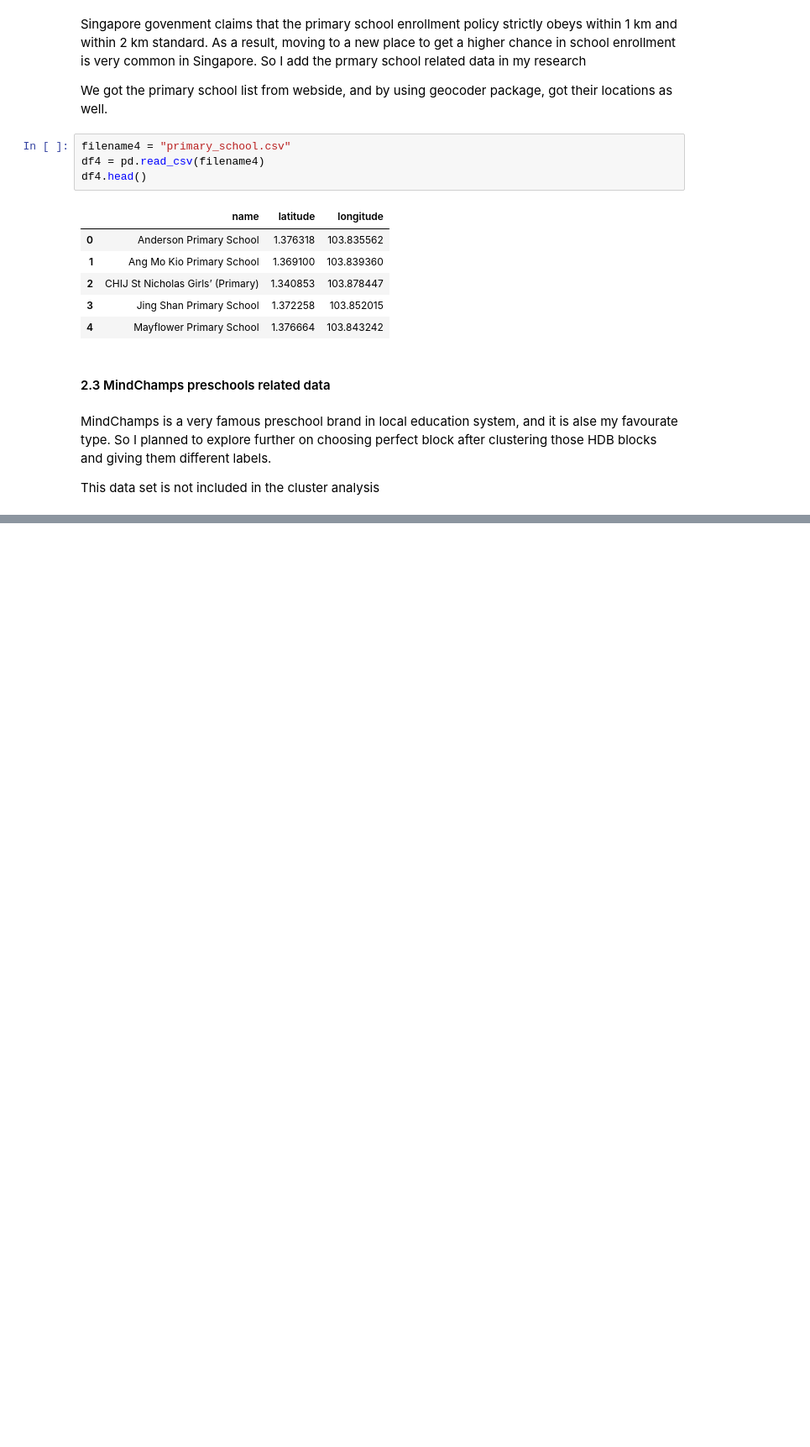
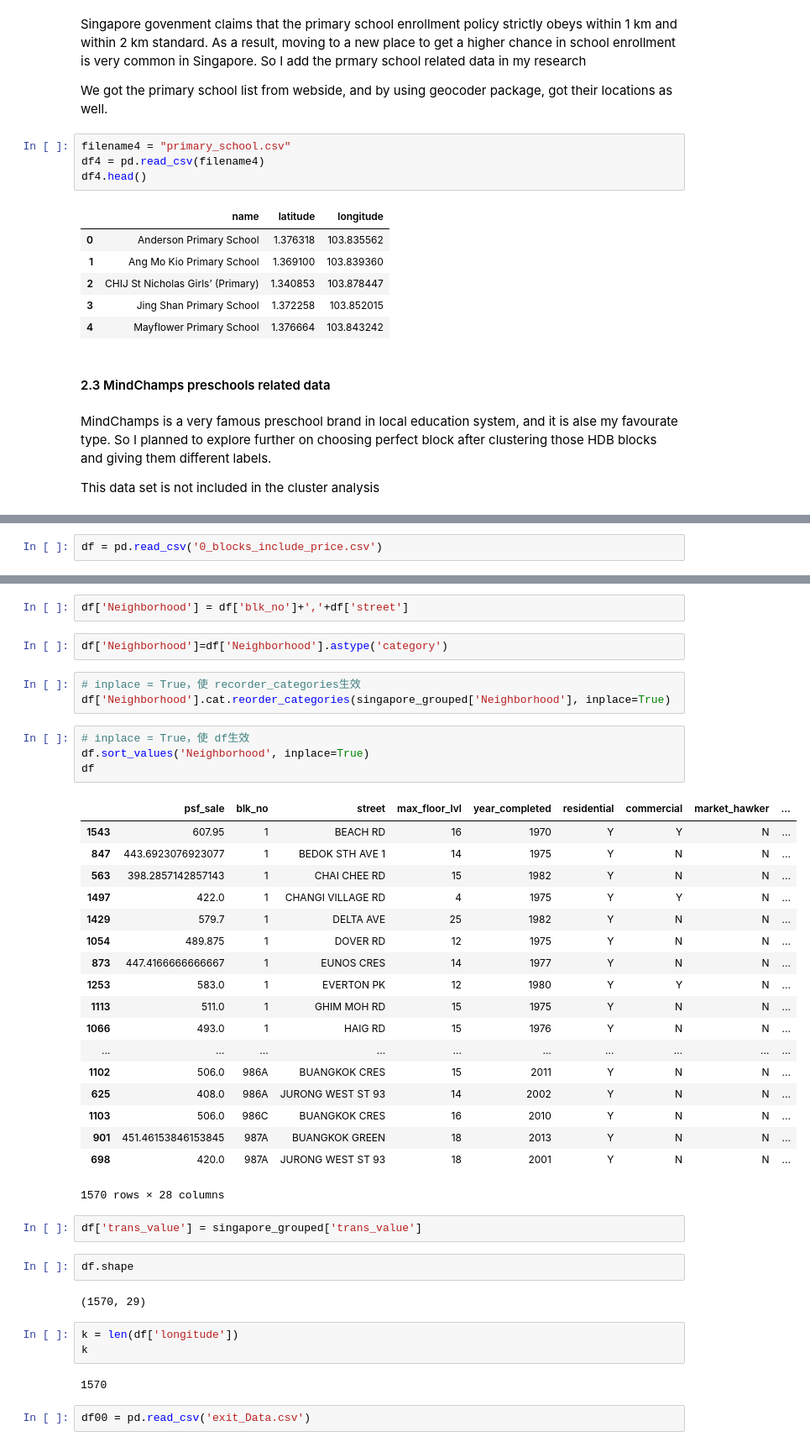
Before and after one commit to gengzhaoxin/904_HDB_001, a Jupyter notebook: HDB_research001.ipynb, the cells around one changed output, grey strips where cells are left out. Shown at 84% size. Cells and saved outputs as stored; diff of their text form; blank space fills up the shorter version.

```diff
--- a/HDB_research001.ipynb
+++ b/HDB_research001.ipynb
@@ -95,0 +271,2 @@ df5.head()
+# %%
+df = pd.read_csv('0_blocks_include_price.csv')
@@ -95,0 +283,43 @@ df5.head()
+# %%
+df['Neighborhood'] = df['blk_no']+','+df['street']
+# %%
+df['Neighborhood']=df['Neighborhood'].astype('category')
+# %%
+# inplace = True，使 recorder_categories生效
+df['Neighborhood'].cat.reorder_categories(singapore_grouped['Neighborhood'], inplace=True)
+# %%
+# inplace = True，使 df生效
+df.sort_values('Neighborhood', inplace=True)
+df
+# %% [output]
+|  | psf_sale | blk_no | street | max_floor_lvl | year_completed | residential | commercial | market_hawker | ... |
+| 1543 | 607.95 | 1 | BEACH RD | 16 | 1970 | Y | Y | N | ... |
+| 847 | 443.6923076923077 | 1 | BEDOK STH AVE 1 | 14 | 1975 | Y | N | N | ... |
+| 563 | 398.2857142857143 | 1 | CHAI CHEE RD | 15 | 1982 | Y | N | N | ... |
+| 1497 | 422.0 | 1 | CHANGI VILLAGE RD | 4 | 1975 | Y | Y | N | ... |
+| 1429 | 579.7 | 1 | DELTA AVE | 25 | 1982 | Y | N | N | ... |
+| 1054 | 489.875 | 1 | DOVER RD | 12 | 1975 | Y | N | N | ... |
+| 873 | 447.4166666666667 | 1 | EUNOS CRES | 14 | 1977 | Y | N | N | ... |
+| 1253 | 583.0 | 1 | EVERTON PK | 12 | 1980 | Y | Y | N | ... |
+| 1113 | 511.0 | 1 | GHIM MOH RD | 15 | 1975 | Y | N | N | ... |
+| 1066 | 493.0 | 1 | HAIG RD | 15 | 1976 | Y | N | N | ... |
+| ... | ... | ... | ... | ... | ... | ... | ... | ... | ... |
+| 1102 | 506.0 | 986A | BUANGKOK CRES | 15 | 2011 | Y | N | N | ... |
+| 625 | 408.0 | 986A | JURONG WEST ST 93 | 14 | 2002 | Y | N | N | ... |
+| 1103 | 506.0 | 986C | BUANGKOK CRES | 16 | 2010 | Y | N | N | ... |
+| 901 | 451.46153846153845 | 987A | BUANGKOK GREEN | 18 | 2013 | Y | N | N | ... |
+| 698 | 420.0 | 987A | JURONG WEST ST 93 | 18 | 2001 | Y | N | N | ... |
+1570 rows × 28 columns
+# %%
+df['trans_value'] = singapore_grouped['trans_value']
+# %%
+df.shape
+# %% [output]
+(1570, 29)
+# %%
+k = len(df['longitude'])
+k
+# %% [output]
+1570
+# %%
+df00 = pd.read_csv('exit_Data.csv')
```
Also changed, not shown: parts of 96 cells of this notebook.
